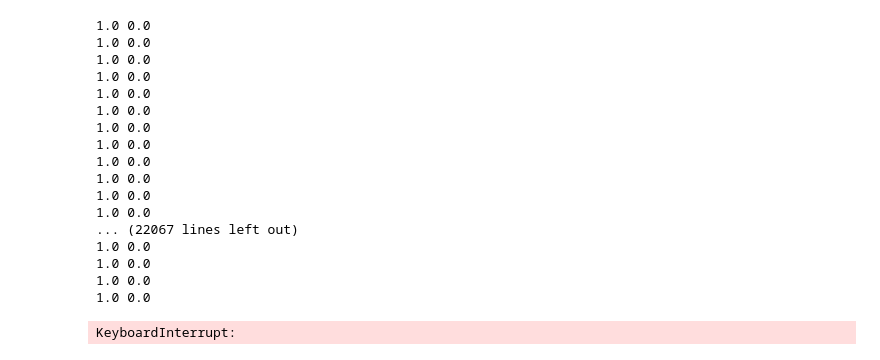
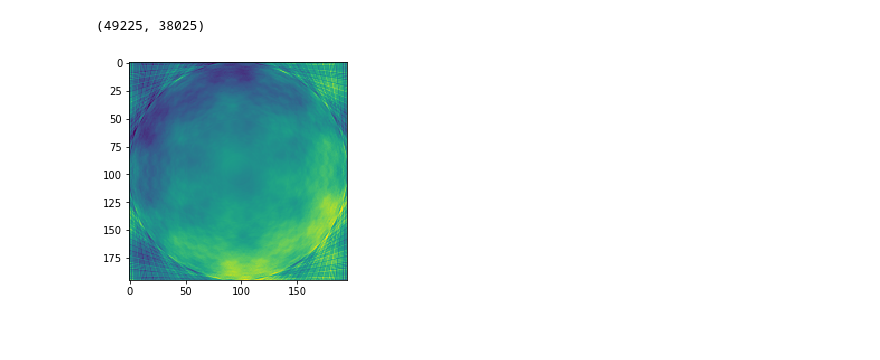
Before and after one commit to J-Gann/FML, a Jupyter notebook: ex05/tomography.ipynb, the cells around one changed output. Drawn from its saved outputs; the diff is of its cells as text; code cells hidden in the pictures; blank space fills up the shorter version.

Commit message:
feat: improved (faulty) solution for 1

```diff
--- a/ex05/tomography.ipynb
+++ b/ex05/tomography.ipynb
@@ -65,21 +124,17 @@ def construct_X(M, alphas, Np = None):
 # %%
-construct_X(M=195, alphas=alphas_195, Np=275)
+X = construct_X(M=195, alphas=alphas_195, Np=275)
+print(X.shape)
 # %% [output]
-1.0 0.0
-1.0 0.0
-1.0 0.0
-1.0 0.0
-1.0 0.0
-1.0 0.0
-1.0 0.0
-1.0 0.0
-1.0 0.0
-1.0 0.0
-1.0 0.0
-1.0 0.0
-... (22067 lines left out)
-1.0 0.0
-1.0 0.0
-1.0 0.0
-1.0 0.0
+(49225, 38025)
-KeyboardInterrupt:
+# %%
+y = np.load("hs_tomography/y_195.npy", allow_pickle=True)
+alphas = np.load("hs_tomography/alphas_195.npy", allow_pickle=True)
+
+beta, solution, *_ = scipy.sparse.linalg.lsqr(X, y, atol=1e-5, btol=1e-5)
+
+#assert solution == 1
+img = beta.reshape((195, 195))
+plt.imshow(img)
+plt.show()
+# %% [output]
+[figure, added]
```
Also changed, not shown: parts of 3 cells of this notebook.
